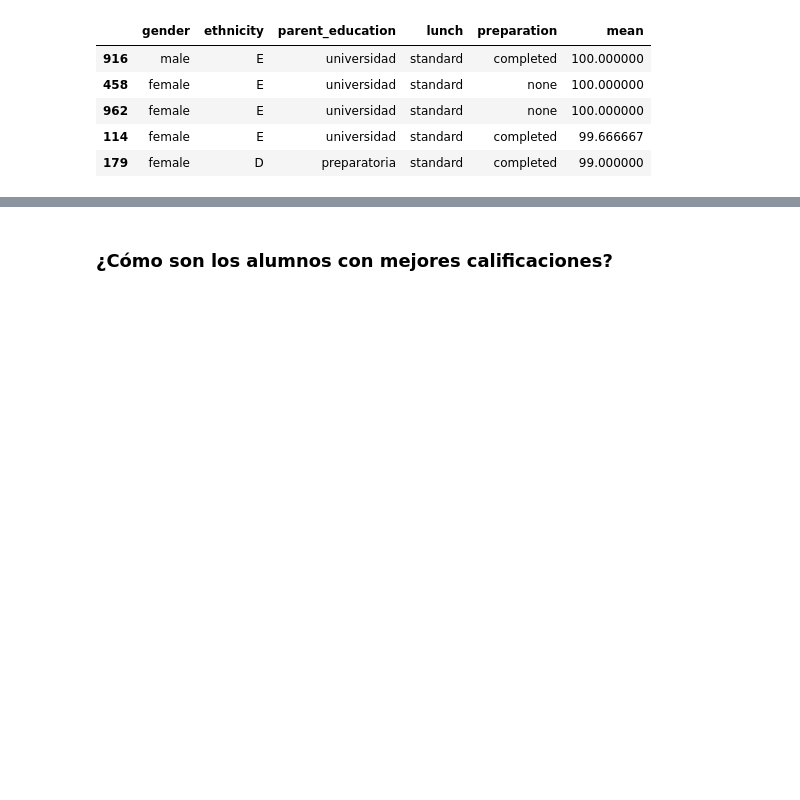
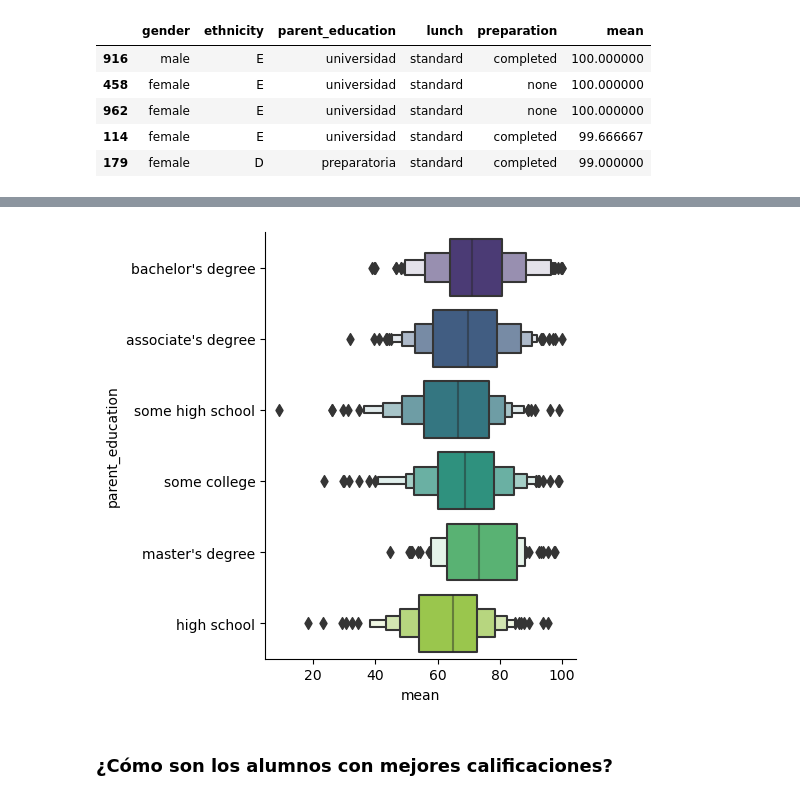
Before and after one commit to MarioChvx/ciencia_de_datos_PAMBAZO, a Jupyter notebook: proyectos/unidad1/proyecto_eda/EDA_Students_performance.ipynb, the cells around one changed output, grey strips where cells are left out. Saved outputs shown, nothing was run; the diff lists cells and outputs as text; code cells hidden in the pictures; blank space fills up the shorter version.

```diff
--- a/proyectos/unidad1/proyecto_eda/EDA_Students_performance.ipynb
+++ b/proyectos/unidad1/proyecto_eda/EDA_Students_performance.ipynb
@@ -583,3 +614,16 @@ df_mean.head()
 | 962 | female | E | universidad | standard | none | 100.000000 |
 | 114 | female | E | universidad | standard | completed | 99.666667 |
 | 179 | female | D | preparatoria | standard | completed | 99.000000 |
+# %%
+df_only_mean = (
+    df
+    .assign(
+        mean = lambda df: (df.math_score + df.reading_score + df.writing_score) / 3
+    )
+    .sort_values(by= ['mean'], ascending= False)
+    .drop(
+        list(df.filter(regex= '.*_score').columns),
+        axis= 1
+    )
+)
+df_only_mean.head()
@@ -586,3 +643,9 @@ df_mean.head()
+# %%
+sns.catplot(data=df_only_mean, y='parent_education', x='mean', kind="boxen", palette="viridis")
+# plt.title('Etnia y puntuación en matemáticas')
+plt.show()
+# %% [output]
+[figure, added]
 # %% [markdown]
 ### ¿Cómo son los alumnos con mejores calificaciones?
 # %% [markdown]
```
Also changed, not shown: parts of 5 cells of this notebook.
